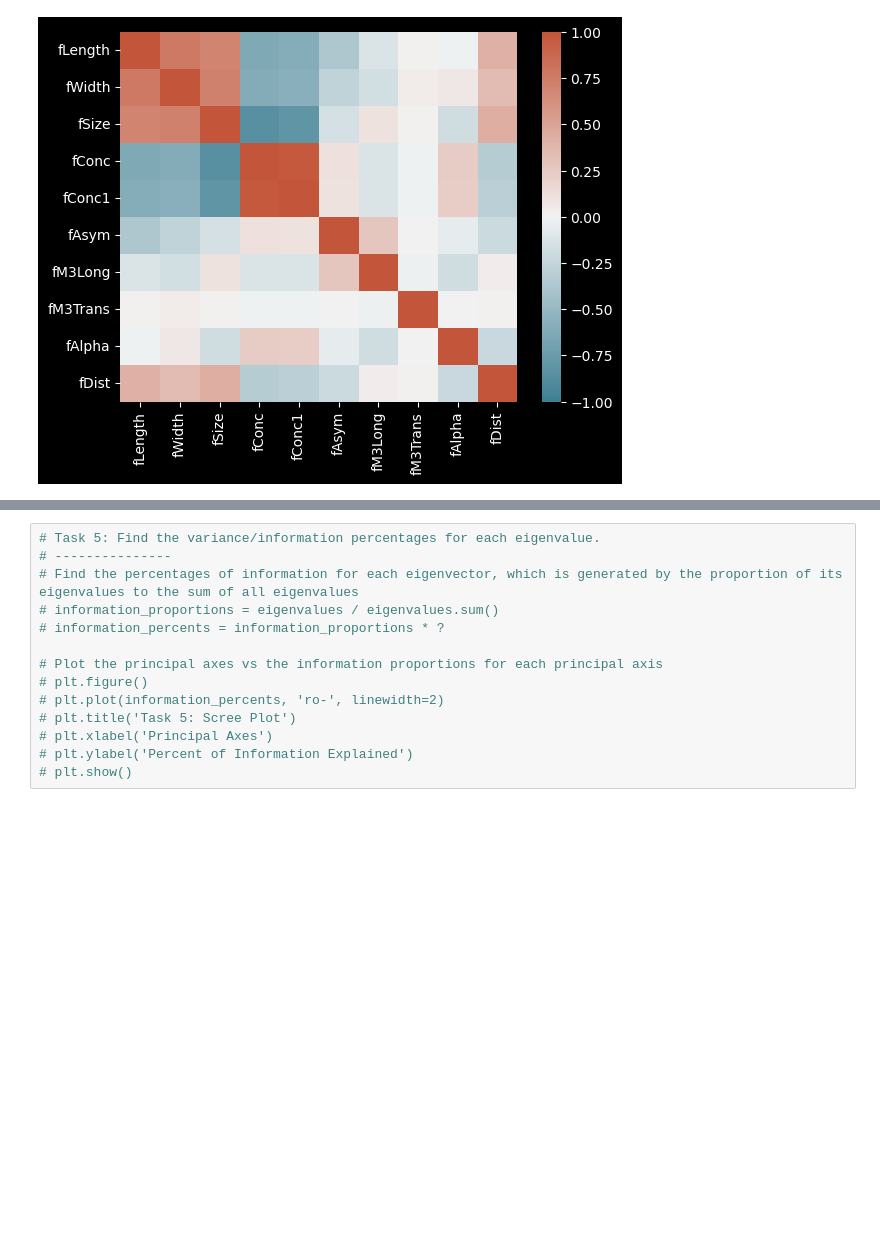
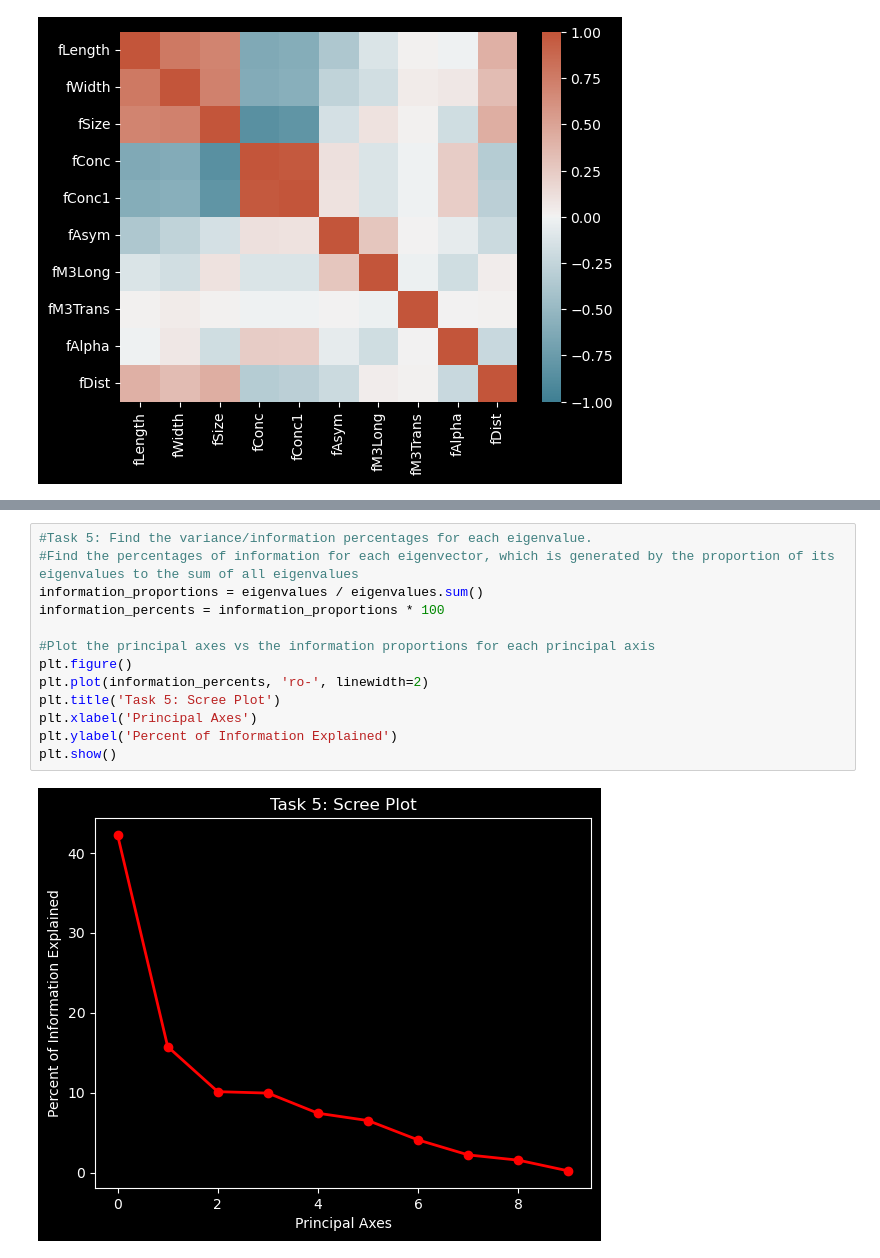
Before and after one commit to awkwardarm/Codecademy-Projects, a Jupyter notebook: PCA Project/PCA Project.ipynb, the cells around one changed output, grey strips where cells are left out. Cells and saved outputs as stored; diff of their text form; blank space fills up the shorter version.

```diff
--- a/PCA Project/PCA Project.ipynb
+++ b/PCA Project/PCA Project.ipynb
@@ -81,19 +78,20 @@ Task 4:
 Eigenvalues length: 10, Original Number of Features: 10
 (10,) (10, 10)
 # %%
-# Task 5: Find the variance/information percentages for each eigenvalue.
-# ---------------
-# Find the percentages of information for each eigenvector, which is generated by the proportion of its eigenvalues to the sum of all eigenvalues
-# information_proportions = eigenvalues / eigenvalues.sum()
-# information_percents = information_proportions * ?
+#Task 5: Find the variance/information percentages for each eigenvalue.
+#Find the percentages of information for each eigenvector, which is generated by the proportion of its eigenvalues to the sum of all eigenvalues
+information_proportions = eigenvalues / eigenvalues.sum()
+information_percents = information_proportions * 100
 
-# Plot the principal axes vs the information proportions for each principal axis
-# plt.figure()
-# plt.plot(information_percents, 'ro-', linewidth=2)
-# plt.title('Task 5: Scree Plot')
-# plt.xlabel('Principal Axes')
-# plt.ylabel('Percent of Information Explained')
-# plt.show()
+#Plot the principal axes vs the information proportions for each principal axis
+plt.figure()
+plt.plot(information_percents, 'ro-', linewidth=2)
+plt.title('Task 5: Scree Plot')
+plt.xlabel('Principal Axes')
+plt.ylabel('Percent of Information Explained')
+plt.show()
+# %% [output]
+[figure, added]
 # %%
 # Task 6: Find the cumulative variance/information percentages for each eigenvalue.
 # ---------------
```
Also changed, not shown: parts of 9 cells of this notebook.
